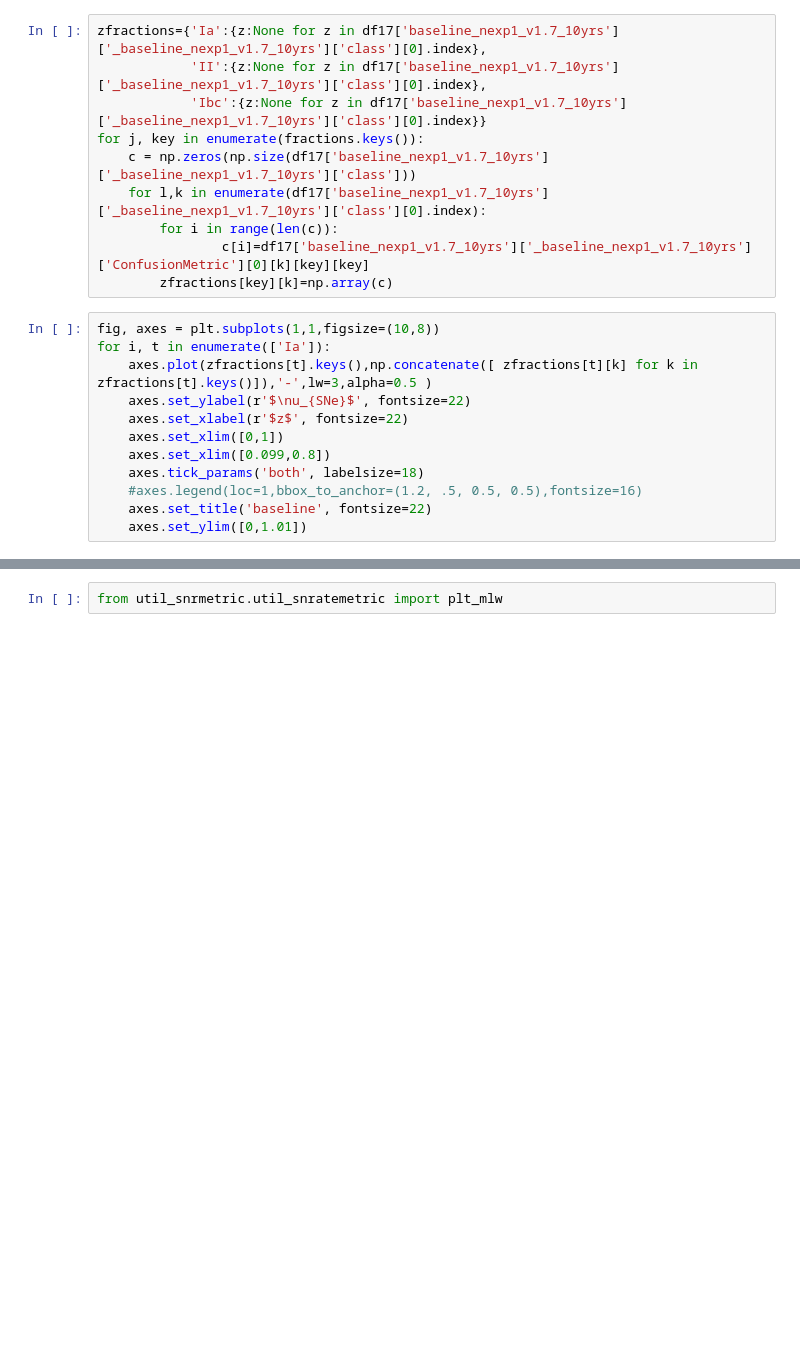
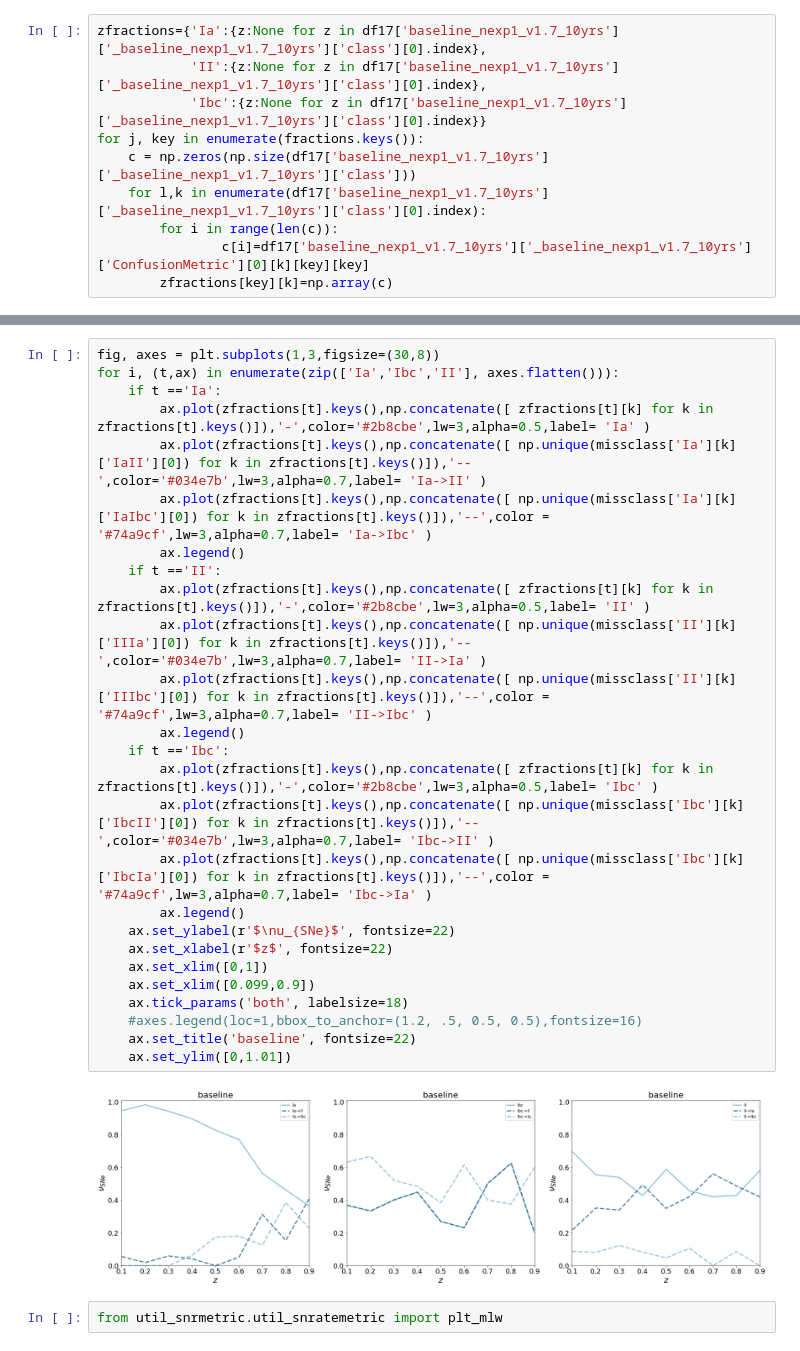
Before and after one commit to FabioRagosta/LSSTmetrics, a Jupyter notebook: SNRate_tests.ipynb, the cells around one changed output, grey strips where cells are left out. Cells and saved outputs as stored; diff of their text form; blank space fills up the shorter version.

```diff
--- a/SNRate_tests.ipynb
+++ b/SNRate_tests.ipynb
@@ -443,15 +549,3 @@ for j, key in enumerate(fractions.keys()):
         for i in range(len(c)):
                 c[i]=df17['baseline_nexp1_v1.7_10yrs']['_baseline_nexp1_v1.7_10yrs']['ConfusionMetric'][0][k][key][key]
         zfractions[key][k]=np.array(c)
-# %%
-fig, axes = plt.subplots(1,1,figsize=(10,8))
-for i, t in enumerate(['Ia']):
-    axes.plot(zfractions[t].keys(),np.concatenate([ zfractions[t][k] for k in zfractions[t].keys()]),'-',lw=3,alpha=0.5 )
-    axes.set_ylabel(r'$\nu_{SNe}$', fontsize=22)
-    axes.set_xlabel(r'$z$', fontsize=22)
-    axes.set_xlim([0,1])
-    axes.set_xlim([0.099,0.8])
-    axes.tick_params('both', labelsize=18)
-    #axes.legend(loc=1,bbox_to_anchor=(1.2, .5, 0.5, 0.5),fontsize=16)
-    axes.set_title('baseline', fontsize=22)
-    axes.set_ylim([0,1.01])
@@ -460,3 +581,31 @@ for i, t in enumerate(['Ia']):
+# %%
+fig, axes = plt.subplots(1,3,figsize=(30,8))
+for i, (t,ax) in enumerate(zip(['Ia','Ibc','II'], axes.flatten())):
+    if t =='Ia':
+        ax.plot(zfractions[t].keys(),np.concatenate([ zfractions[t][k] for k in zfractions[t].keys()]),'-',color='#2b8cbe',lw=3,alpha=0.5,label= 'Ia' )
+        ax.plot(zfractions[t].keys(),np.concatenate([ np.unique(missclass['Ia'][k]['IaII'][0]) for k in zfractions[t].keys()]),'--',color='#034e7b',lw=3,alpha=0.7,label= 'Ia->II' )
+        ax.plot(zfractions[t].keys(),np.concatenate([ np.unique(missclass['Ia'][k]['IaIbc'][0]) for k in zfractions[t].keys()]),'--',color = '#74a9cf',lw=3,alpha=0.7,label= 'Ia->Ibc' )
+        ax.legend()
+    if t =='II':
+        ax.plot(zfractions[t].keys(),np.concatenate([ zfractions[t][k] for k in zfractions[t].keys()]),'-',color='#2b8cbe',lw=3,alpha=0.5,label= 'II' )
+        ax.plot(zfractions[t].keys(),np.concatenate([ np.unique(missclass['II'][k]['IIIa'][0]) for k in zfractions[t].keys()]),'--',color='#034e7b',lw=3,alpha=0.7,label= 'II->Ia' )
+        ax.plot(zfractions[t].keys(),np.concatenate([ np.unique(missclass['II'][k]['IIIbc'][0]) for k in zfractions[t].keys()]),'--',color = '#74a9cf',lw=3,alpha=0.7,label= 'II->Ibc' )
+        ax.legend()
+    if t =='Ibc':
+        ax.plot(zfractions[t].keys(),np.concatenate([ zfractions[t][k] for k in zfractions[t].keys()]),'-',color='#2b8cbe',lw=3,alpha=0.5,label= 'Ibc' )
+        ax.plot(zfractions[t].keys(),np.concatenate([ np.unique(missclass['Ibc'][k]['IbcII'][0]) for k in zfractions[t].keys()]),'--',color='#034e7b',lw=3,alpha=0.7,label= 'Ibc->II' )
+        ax.plot(zfractions[t].keys(),np.concatenate([ np.unique(missclass['Ibc'][k]['IbcIa'][0]) for k in zfractions[t].keys()]),'--',color = '#74a9cf',lw=3,alpha=0.7,label= 'Ibc->Ia' )
+        ax.legend()
+    ax.set_ylabel(r'$\nu_{SNe}$', fontsize=22)
+    ax.set_xlabel(r'$z$', fontsize=22)
+    ax.set_xlim([0,1])
+    ax.set_xlim([0.099,0.9])
+    ax.tick_params('both', labelsize=18)
+    #axes.legend(loc=1,bbox_to_anchor=(1.2, .5, 0.5, 0.5),fontsize=16)
+    ax.set_title('baseline', fontsize=22)
+    ax.set_ylim([0,1.01])
+# %% [output]
+[figure, added]
 # %%
 from util_snrmetric.util_snratemetric import plt_mlw
 # %% [markdown]
```
Also changed, not shown: parts of 12 cells of this notebook.
